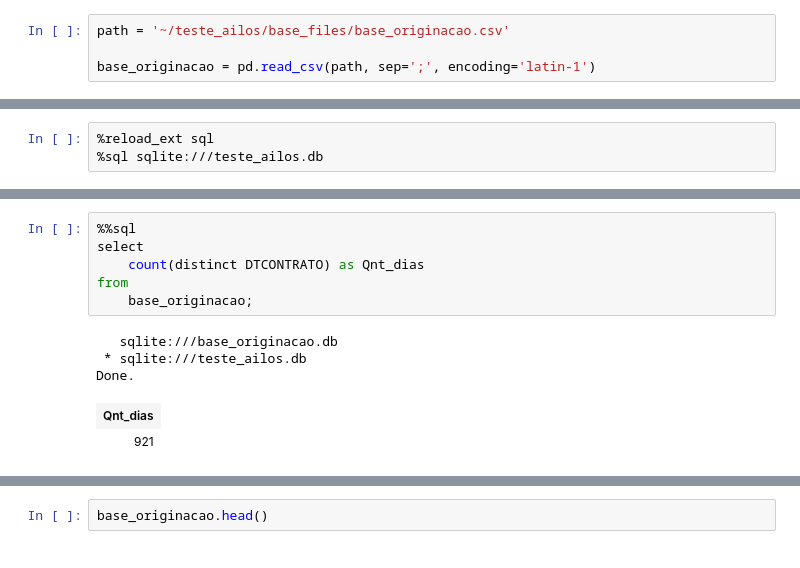
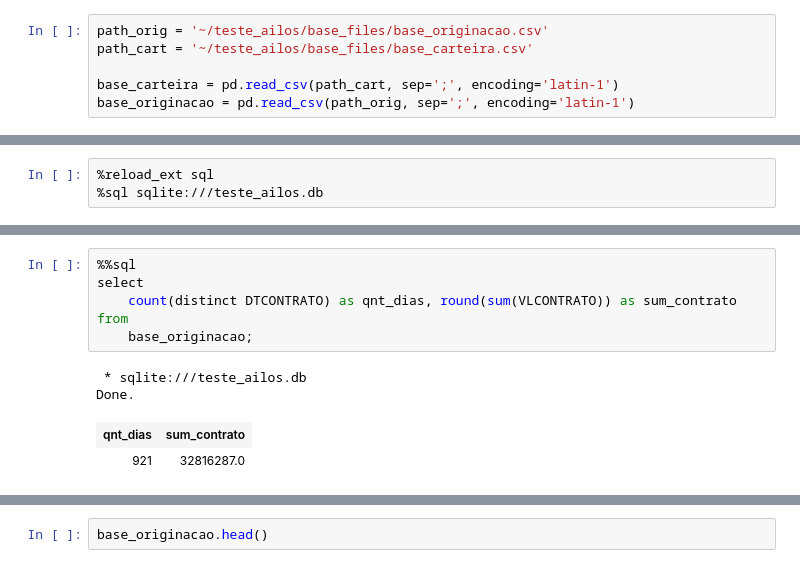
Before and after one commit to igoravelli/teste_ailos, a Jupyter notebook: exercises/exercise_01.ipynb, the cells around one changed output, grey strips where cells are left out. Cells and saved outputs as stored; diff of their text form.

```diff
--- a/exercises/exercise_01.ipynb
+++ b/exercises/exercise_01.ipynb
@@ -5,9 +5,11 @@ from datetime import datetime
 # %% [markdown]
 ### Criando um dataframe usando o arquivo CSV
 # %%
-path = '~/teste_ailos/base_files/base_originacao.csv'
+path_orig = '~/teste_ailos/base_files/base_originacao.csv'
+path_cart = '~/teste_ailos/base_files/base_carteira.csv'
 
-base_originacao = pd.read_csv(path, sep=';', encoding='latin-1')
+base_carteira = pd.read_csv(path_cart, sep=';', encoding='latin-1')
+base_originacao = pd.read_csv(path_orig, sep=';', encoding='latin-1')
 # %%
 base_originacao
 # %% [output]
@@ -80,12 +129,11 @@ Done.
 # %%
 %%sql
 select
-    count(distinct DTCONTRATO) as Qnt_dias
+    count(distinct DTCONTRATO) as qnt_dias, round(sum(VLCONTRATO)) as sum_contrato
 from
     base_originacao;
 # %% [output]
-   sqlite:///base_originacao.db
  * sqlite:///teste_ailos.db
 Done.
-| Qnt_dias |
-| 921 |
+| qnt_dias | sum_contrato |
+| 921 | 32816287.0 |
```
Also changed, not shown: parts of 16 cells of this notebook, 1 other file.
